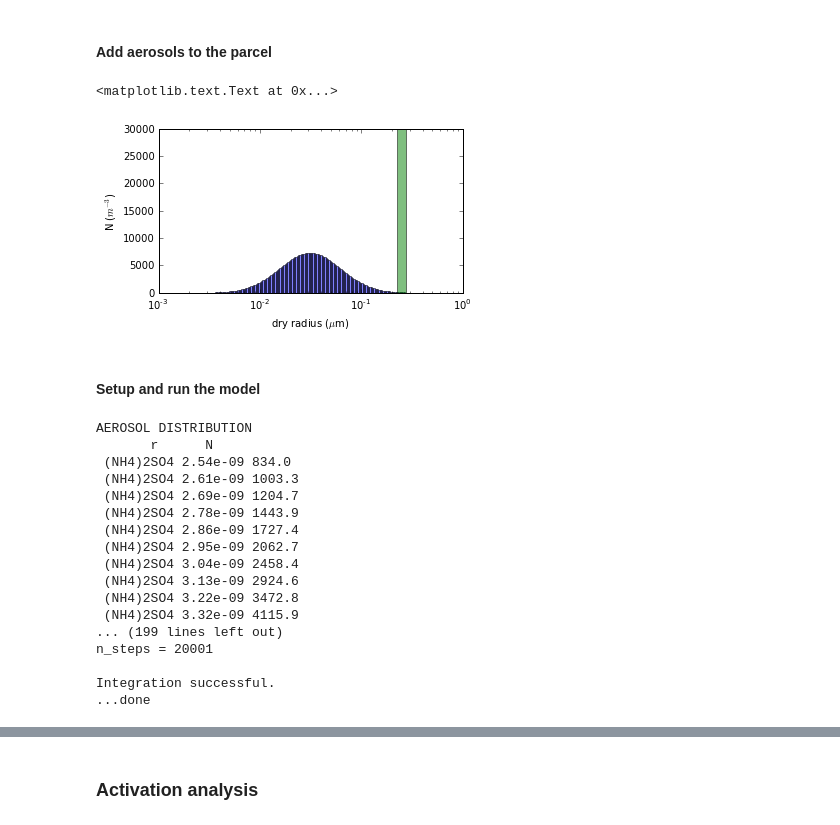
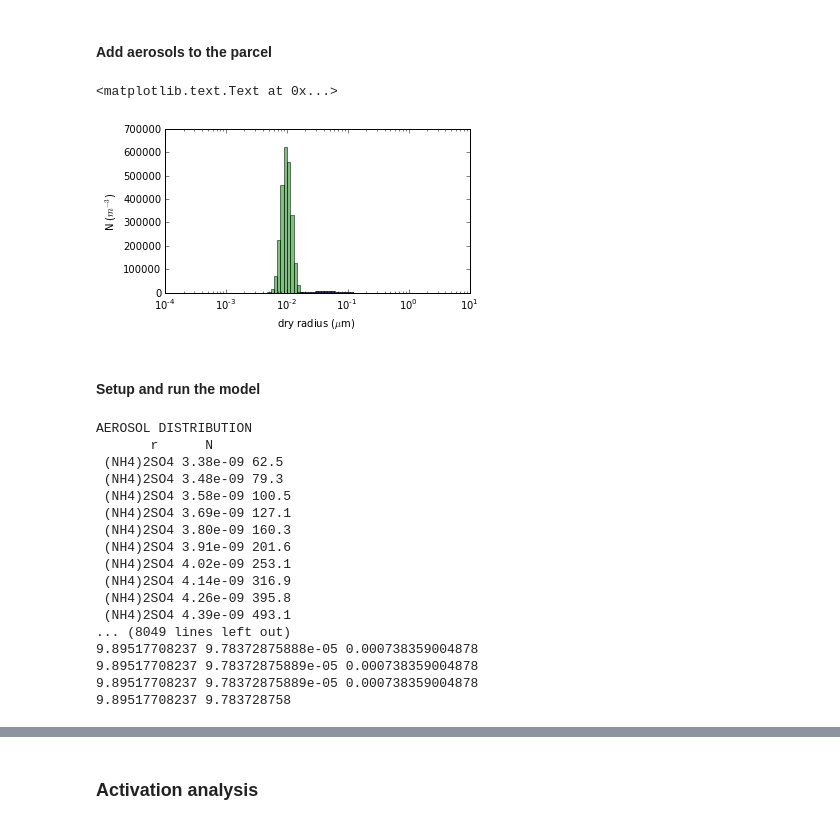
Before and after one commit to darothen/pyrcel, a Jupyter notebook: run_model.ipynb, the cells around one changed output, grey strips where cells are left out. Drawn from its saved outputs; the diff is of its cells as text; code cells hidden in the pictures.

```diff
--- a/run_model.ipynb
+++ b/run_model.ipynb
@@ -15,34 +15,36 @@ V = 0.5 # m/s
 # %% [markdown]
 #### Add aerosols to the parcel
 # %%
-aerosol1 = AerosolSpecies('(NH4)2SO4', Lognorm(mu=0.05, sigma=2.0, N=500.),
-                          bins=200, kappa=0.6)
-aerosol2 = AerosolSpecies('NaCl', {'r_drys': [0.25, ], 'Nis': [1500.0, ]}, kappa=0.2)
+aerosol1 = AerosolSpecies('(NH4)2SO4', Lognorm(mu=0.06, sigma=1.8, N=500.),
+                          bins=200, kappa=0.3)
+#aerosol2 = AerosolSpecies('NaCl', {'r_drys': [0.05, ], 'Nis': [10000.0, ]}, kappa=0.1)
+aerosol2 = AerosolSpecies('NaCl', Lognorm(mu=0.01, sigma=1.2, N=3000.),
+                          bins=40, kappa=0.15)
 
 initial_aerosols = [aerosol1, aerosol2, ]
 
 aer_species = [a.species for a in initial_aerosols]
 aer_dict = dict()
 for aerosol in initial_aerosols:
     aer_dict[aerosol.species] = aerosol
 
 ## Plot the size distribution:
 figure(2, figsize=(12,10))
 clf()
 subplot(3,2,1)
 colors = 'bgrcmyk'
 for i, aerosol in enumerate(initial_aerosols):
     rs, Nis = aerosol.rs, aerosol.Nis
     bar(rs[:-1], Nis/np.diff(rs)*1e-6, diff(rs), color=colors[i], alpha=0.5)
 semilogx()
 xlabel(r'dry radius ($\mu$m)'); ylabel(r'N ($m^{-3}$)')
 # %% [output]
 <matplotlib.text.Text at 0x...>
-[figure, old version]
+[figure, new version]
 # %% [markdown]
 #### Setup and run the model
 # %%
-z_top = 100.0 # meters
+z_top = 20.0 # meters
 dt = 0.01 # seconds
 
 pm = ParcelModel(initial_aerosols, V, T0, S0, P0, console=True)
@@ -61,18 +63,18 @@ aerosols2 = aero_subset
 # %% [output]
 AEROSOL DISTRIBUTION
        r      N
- (NH4)2SO4 2.54e-09 834.0
- (NH4)2SO4 2.61e-09 1003.3
- (NH4)2SO4 2.69e-09 1204.7
- (NH4)2SO4 2.78e-09 1443.9
- (NH4)2SO4 2.86e-09 1727.4
- (NH4)2SO4 2.95e-09 2062.7
- (NH4)2SO4 3.04e-09 2458.4
- (NH4)2SO4 3.13e-09 2924.6
- (NH4)2SO4 3.22e-09 3472.8
- (NH4)2SO4 3.32e-09 4115.9
-... (199 lines left out)
-n_steps = 20001
-
-Integration successful.
-...done
+ (NH4)2SO4 3.38e-09 62.5
+ (NH4)2SO4 3.48e-09 79.3
+ (NH4)2SO4 3.58e-09 100.5
+ (NH4)2SO4 3.69e-09 127.1
+ (NH4)2SO4 3.80e-09 160.3
+ (NH4)2SO4 3.91e-09 201.6
+ (NH4)2SO4 4.02e-09 253.1
+ (NH4)2SO4 4.14e-09 316.9
+ (NH4)2SO4 4.26e-09 395.8
+ (NH4)2SO4 4.39e-09 493.1
+... (8049 lines left out)
+9.89517708237 9.78372875888e-05 0.000738359004878
+9.89517708237 9.78372875889e-05 0.000738359004878
+9.89517708237 9.78372875889e-05 0.000738359004878
+9.89517708237 9.783728758
```
Also changed, not shown: parts of 9 cells of this notebook, 8 other files.
